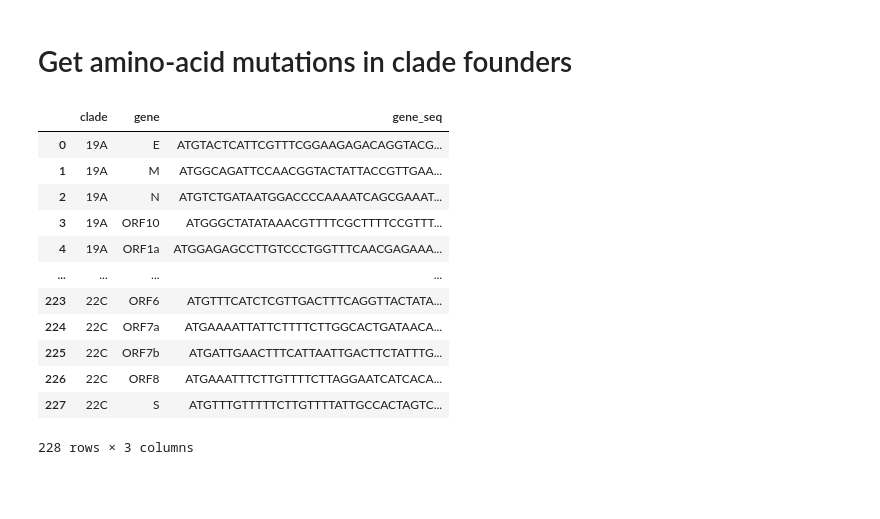
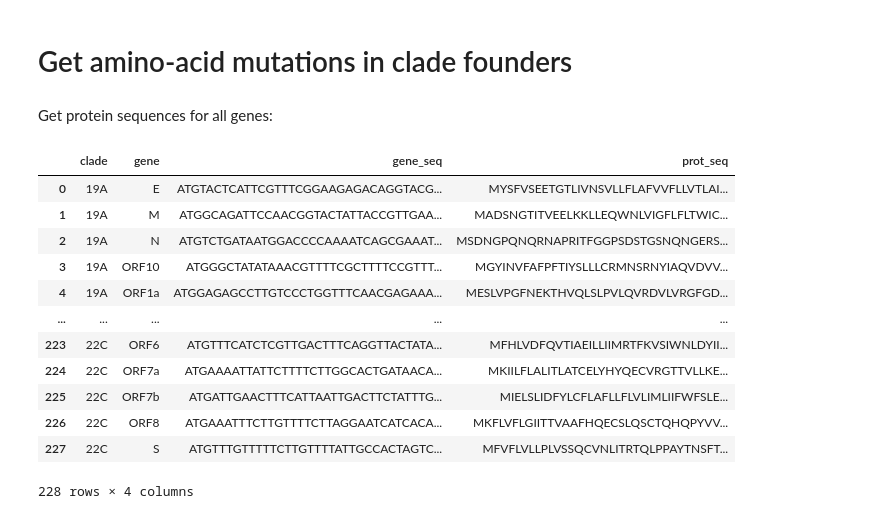
Before and after one commit to jbloomlab/SARS2-mut-spectrum, a Jupyter notebook: notebooks/clade_founder_aa_muts.py.ipynb, the cells around one changed output. Saved outputs shown, nothing was run; the diff lists cells and outputs as text; code cells hidden in the pictures; blank space fills up the shorter version.

```diff
--- a/notebooks/clade_founder_aa_muts.py.ipynb
+++ b/notebooks/clade_founder_aa_muts.py.ipynb
@@ -7,28 +12,40 @@ clade_founder_nts_csv = "../results/clade_founder_nts/clade_founder_nts.csv"
 import Bio.SeqIO
 
 import pandas as pd
+# %% [markdown]
+Get protein sequences for all genes:
 # %%
 clade_founder_seqs = (
     pd.read_csv(clade_founder_nts_csv)
     .assign(gene=lambda x: x["gene"].str.split(";"))
     .explode("gene")
     .sort_values(["clade", "gene", "site"])
     .groupby(["clade", "gene"], as_index=False)
     .aggregate(gene_seq=pd.NamedAgg("nt", lambda s: "".join(s)))
+    .assign(
+        prot_seq=lambda x: x["gene_seq"].map(
+            lambda s: str(Bio.Seq.Seq(s).translate())
+        )
+    )
+)
+
+assert all(
+    clade_founder_seqs["gene_seq"].map(len)
+    == 3 * clade_founder_seqs["prot_seq"].map(len)
 )
 
 clade_founder_seqs
 # %% [output]
-|  | clade | gene | gene_seq |
-| 0 | 19A | E | ATGTACTCATTCGTTTCGGAAGAGACAGGTACG... |
-| 1 | 19A | M | ATGGCAGATTCCAACGGTACTATTACCGTTGAA... |
-| 2 | 19A | N | ATGTCTGATAATGGACCCCAAAATCAGCGAAAT... |
-| 3 | 19A | ORF10 | ATGGGCTATATAAACGTTTTCGCTTTTCCGTTT... |
-| 4 | 19A | ORF1a | ATGGAGAGCCTTGTCCCTGGTTTCAACGAGAAA... |
-| ... | ... | ... | ... |
-| 223 | 22C | ORF6 | ATGTTTCATCTCGTTGACTTTCAGGTTACTATA... |
-| 224 | 22C | ORF7a | ATGAAAATTATTCTTTTCTTGGCACTGATAACA... |
-| 225 | 22C | ORF7b | ATGATTGAACTTTCATTAATTGACTTCTATTTG... |
-| 226 | 22C | ORF8 | ATGAAATTTCTTGTTTTCTTAGGAATCATCACA... |
-| 227 | 22C | S | ATGTTTGTTTTTCTTGTTTTATTGCCACTAGTC... |
+|  | clade | gene | gene_seq | prot_seq |
+| 0 | 19A | E | ATGTACTCATTCGTTTCGGAAGAGACAGGTACG... | MYSFVSEETGTLIVNSVLLFLAFVVFLLVTLAI... |
+| 1 | 19A | M | ATGGCAGATTCCAACGGTACTATTACCGTTGAA... | MADSNGTITVEELKKLLEQWNLVIGFLFLTWIC... |
+| 2 | 19A | N | ATGTCTGATAATGGACCCCAAAATCAGCGAAAT... | MSDNGPQNQRNAPRITFGGPSDSTGSNQNGERS... |
+| 3 | 19A | ORF10 | ATGGGCTATATAAACGTTTTCGCTTTTCCGTTT... | MGYINVFAFPFTIYSLLLCRMNSRNYIAQVDVV... |
+| 4 | 19A | ORF1a | ATGGAGAGCCTTGTCCCTGGTTTCAACGAGAAA... | MESLVPGFNEKTHVQLSLPVLQVRDVLVRGFGD... |
+| ... | ... | ... | ... | ... |
+| 223 | 22C | ORF6 | ATGTTTCATCTCGTTGACTTTCAGGTTACTATA... | MFHLVDFQVTIAEILLIIMRTFKVSIWNLDYII... |
+| 224 | 22C | ORF7a | ATGAAAATTATTCTTTTCTTGGCACTGATAACA... | MKIILFLALITLATCELYHYQECVRGTTVLLKE... |
+| 225 | 22C | ORF7b | ATGATTGAACTTTCATTAATTGACTTCTATTTG... | MIELSLIDFYLCFLAFLLFLVLIMLIIFWFSLE... |
+| 226 | 22C | ORF8 | ATGAAATTTCTTGTTTTCTTAGGAATCATCACA... | MKFLVFLGIITTVAAFHQECSLQSCTQHQPYVV... |
+| 227 | 22C | S | ATGTTTGTTTTTCTTGTTTTATTGCCACTAGTC... | MFVFLVLLPLVSSQCVNLITRTQLPPAYTNSFT... |
-228 rows × 3 columns
+228 rows × 4 columns
```
Also changed, not shown: parts of 6 cells of this notebook.
